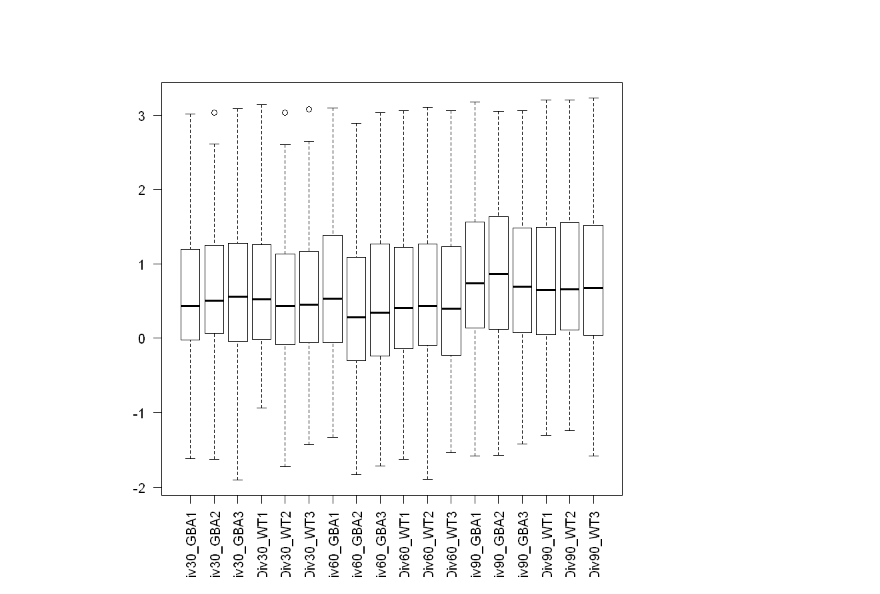
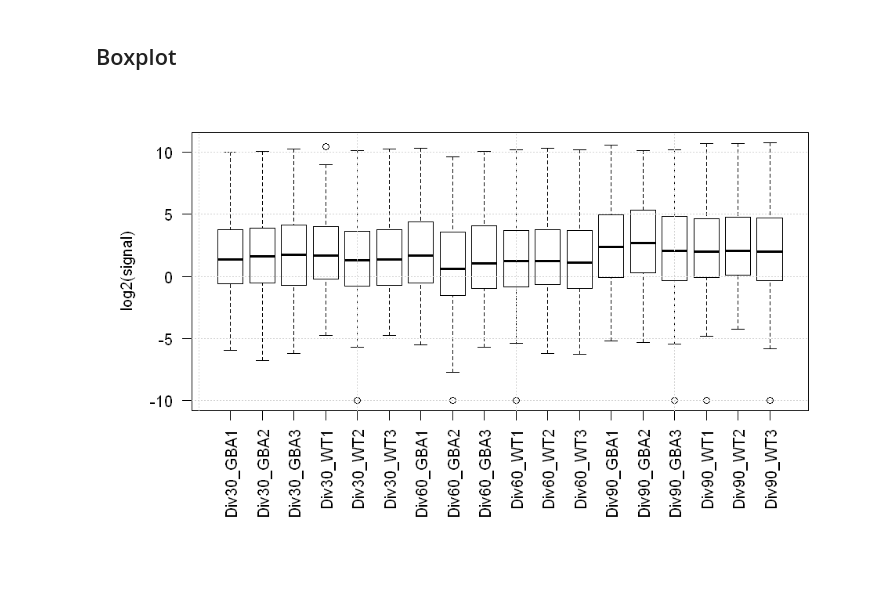
Before and after one commit to taejoonlab/TKLab-toolbox, a Jupyter notebook: 03Project/OrganoidLipidomicsR.ipynb, the cells around one changed output. Saved outputs shown, nothing was run; the diff lists cells and outputs as text; code cells hidden in the pictures.

Commit message:
Complete script for 201612 data

```diff
--- a/03Project/OrganoidLipidomicsR.ipynb
+++ b/03Project/OrganoidLipidomicsR.ipynb
@@ -3,4 +1,29 @@ tbl <- read.table('../../data/MidbrainOrganoid/201612_OrganoidLipidomics.refined
-# %%
-boxplot(log(tbl, 10), las=2)
-# %% [output]
-[figure, removed]
+# %%
+filename_tbl <- '../../data/03_ShawnJe/Je201710_Lipidomics/201612_OrganoidLipidomics.refined.txt'
+filename_qnorm <- '../../data/03_ShawnJe/Je201710_Lipidomics/201612_OrganoidLipidomics.qnorm.txt'
+
+tbl <- read.table(filename_tbl, row.names="TargetName", header=T)
+
+## quantile normalization
+# installation
+#source('http://bioconductor.org/biocLite.R')
+#biocLite('preprocessCore')
+
+# loading package
+library(preprocessCore)
+
+tbl_norm <- normalize.quantiles( as.matrix(tbl) )
+rownames(tbl_norm) <- rownames(tbl)
+colnames(tbl_norm) <- colnames(tbl)
+write.table(tbl_norm, file=filename_qnorm, sep='\t')
+# %% [markdown]
+## Boxplot
+# %%
+library(repr)
+options(repr.plot.width=8, repr.plot.height=5)
+
+par(mar = c(8,5,2,2) + 0.1)
+boxplot(log(tbl+0.001, 2), las=2, ylab="log2(signal)")
+grid()
+# %% [output]
+[figure, added]
```
Also changed, not shown: parts of 8 cells of this notebook, 1 other file.
